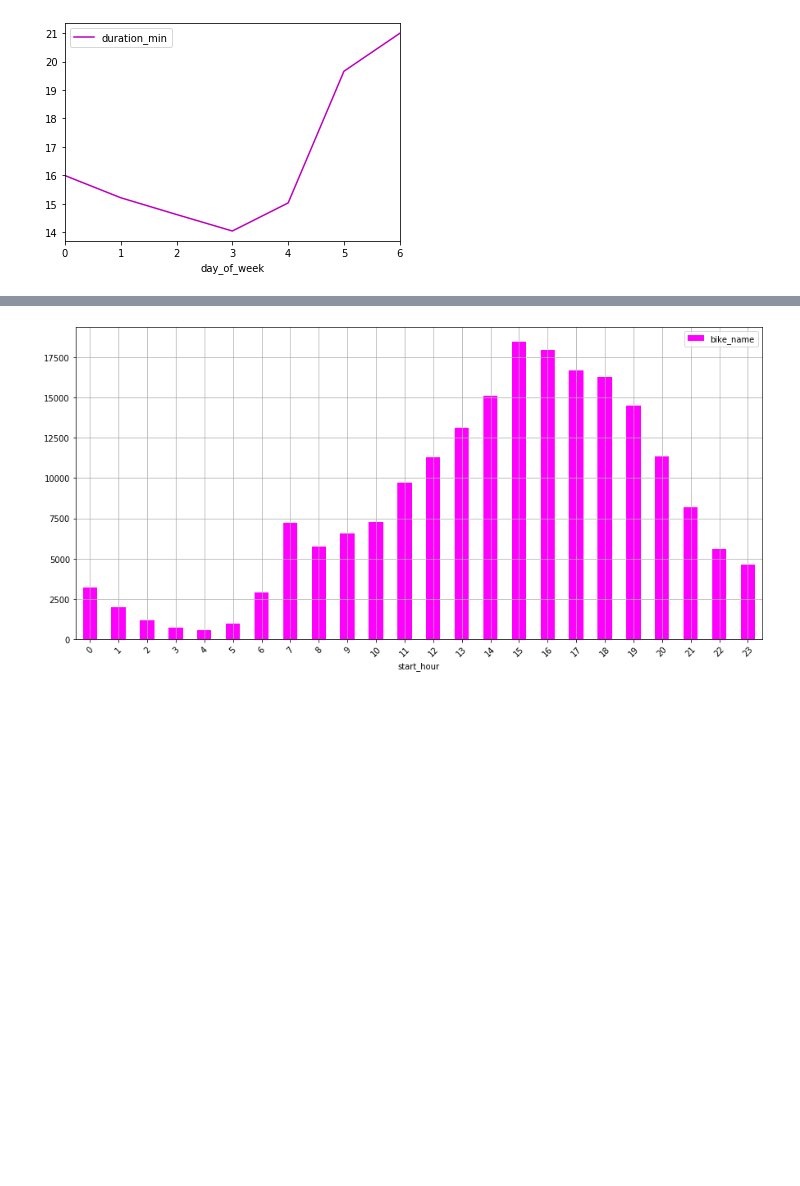
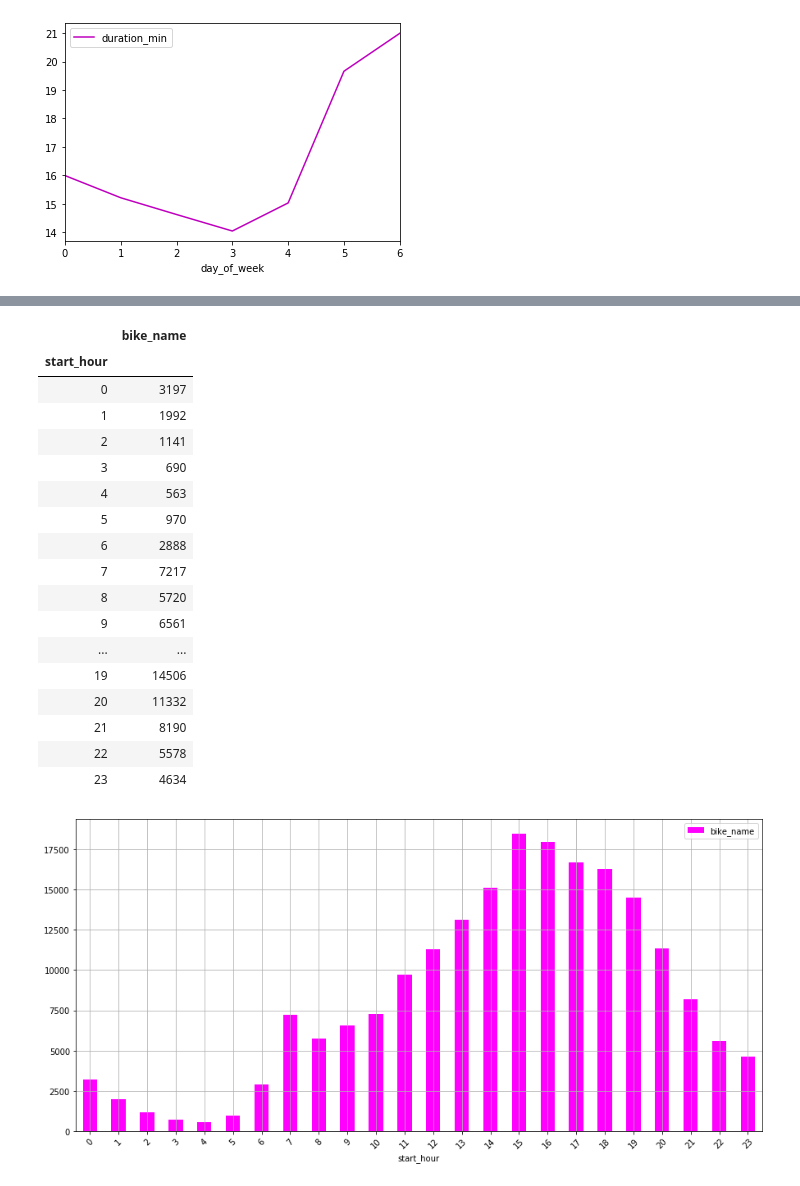
Before and after one commit to KGorczyca/City_bike_Lublin, a Jupyter notebook: PROJEKT.ipynb, the cells around one changed output, grey strips where cells are left out. Saved outputs shown, nothing was run; the diff lists cells and outputs as text; code cells hidden in the pictures; blank space fills up the shorter version.

```diff
--- a/PROJEKT.ipynb
+++ b/PROJEKT.ipynb
@@ -378,8 +470,28 @@ fig.show()
 # %%
 #Create a plot for average number of rents per hour (so we can check for example
 #how many rents on average are there during rush hours )
 city_bike17['start_hour'] = pd.DatetimeIndex(city_bike17['start_time']).hour
-ave_rent_per_h = city_bike17.groupby('start_hour').agg({'bike_name':'count'})
+ave_rent_per_h = city_bike17.groupby(['start_hour']).agg({'bike_name':'count'})
+ave_rent_per_h
+# %% [output]
+|  | bike_name |
+| start_hour |  |
+| 0 | 3197 |
+| 1 | 1992 |
+| 2 | 1141 |
+| 3 | 690 |
+| 4 | 563 |
+| 5 | 970 |
+| 6 | 2888 |
+| 7 | 7217 |
+| 8 | 5720 |
+| 9 | 6561 |
+| ... | ... |
+| 19 | 14506 |
+| 20 | 11332 |
+| 21 | 8190 |
+| 22 | 5578 |
+| 23 | 4634 |
 # %%
 ave_rent_per_h.plot(kind ='bar', figsize = (15,7), use_index=True, xticks = (range(24)),rot = 45, grid=True, colormap = 'spring');
 # %% [output]
```
Also changed, not shown: parts of 19 cells of this notebook.
